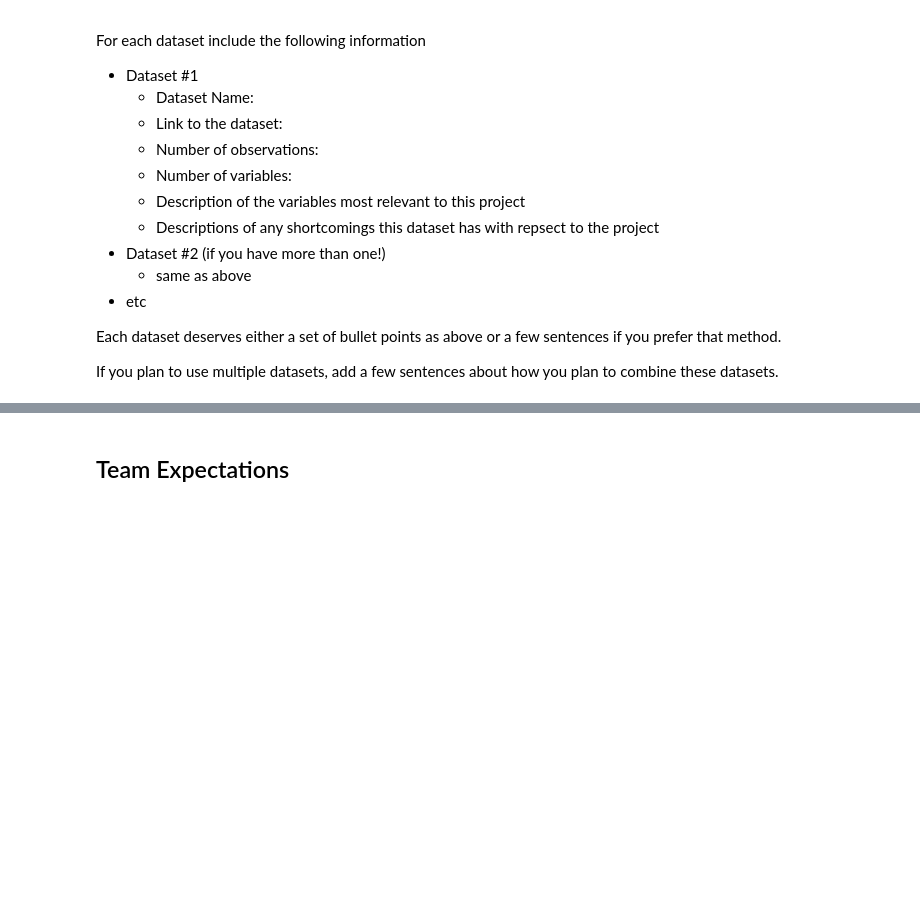
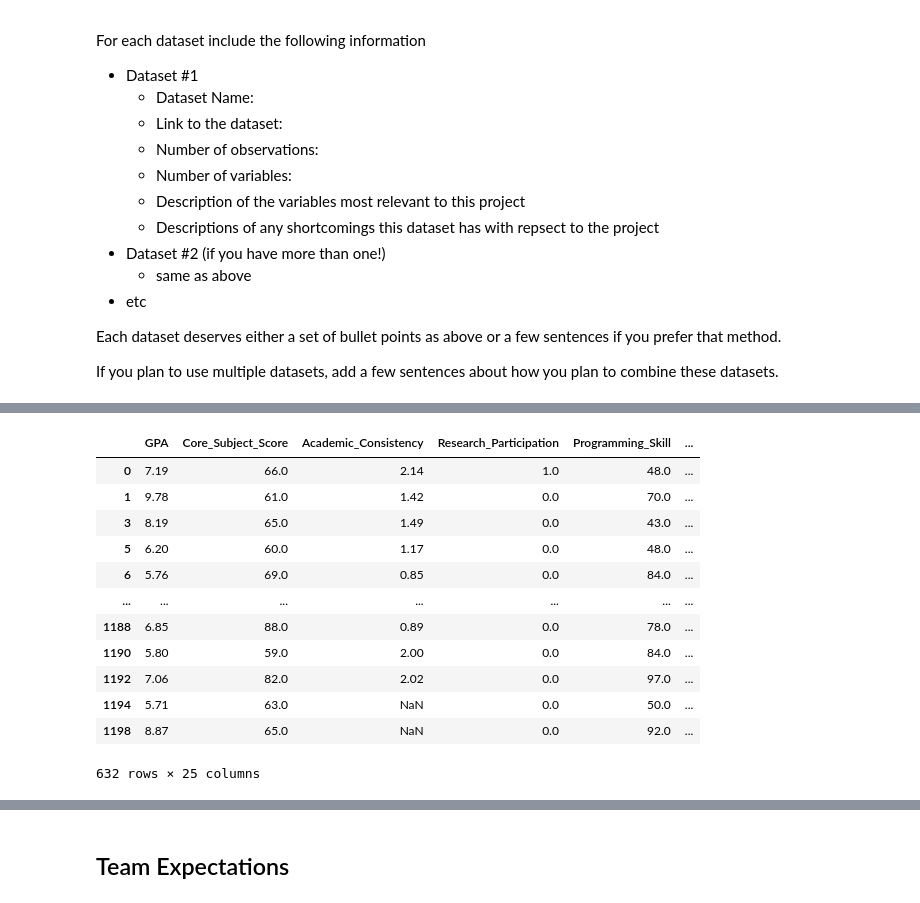
Before and after one commit to COGS108/Group144_WI26, a Jupyter notebook: 01-DataCheckpoint.ipynb, the cells around one changed output, grey strips where cells are left out. Saved outputs shown, nothing was run; the diff lists cells and outputs as text; code cells hidden in the pictures; blank space fills up the shorter version.

```diff
--- a/01-DataCheckpoint.ipynb
+++ b/01-DataCheckpoint.ipynb
@@ -135,0 +187,19 @@ Instructions: REPLACE the contents of this cell with your work, including any up
+# %%
+# data.isna().sum()
+# data.describe()
+dropped = data.drop("Employment_Competitiveness_Score", axis=1)
+dropped.loc[(dropped.isna().any(axis=1))]
+# %% [output]
+|  | GPA | Core_Subject_Score | Academic_Consistency | Research_Participation | Programming_Skill | ... |
+| 0 | 7.19 | 66.0 | 2.14 | 1.0 | 48.0 | ... |
+| 1 | 9.78 | 61.0 | 1.42 | 0.0 | 70.0 | ... |
+| 3 | 8.19 | 65.0 | 1.49 | 0.0 | 43.0 | ... |
+| 5 | 6.20 | 60.0 | 1.17 | 0.0 | 48.0 | ... |
+| 6 | 5.76 | 69.0 | 0.85 | 0.0 | 84.0 | ... |
+| ... | ... | ... | ... | ... | ... | ... |
+| 1188 | 6.85 | 88.0 | 0.89 | 0.0 | 78.0 | ... |
+| 1190 | 5.80 | 59.0 | 2.00 | 0.0 | 84.0 | ... |
+| 1192 | 7.06 | 82.0 | 2.02 | 0.0 | 97.0 | ... |
+| 1194 | 5.71 | 63.0 | NaN | 0.0 | 50.0 | ... |
+| 1198 | 8.87 | 65.0 | NaN | 0.0 | 92.0 | ... |
+632 rows × 25 columns
```
Also changed, not shown: parts of 23 cells of this notebook.
